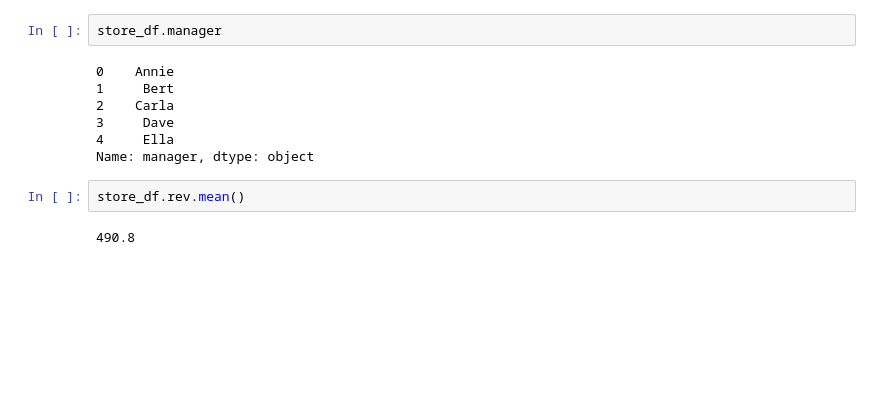
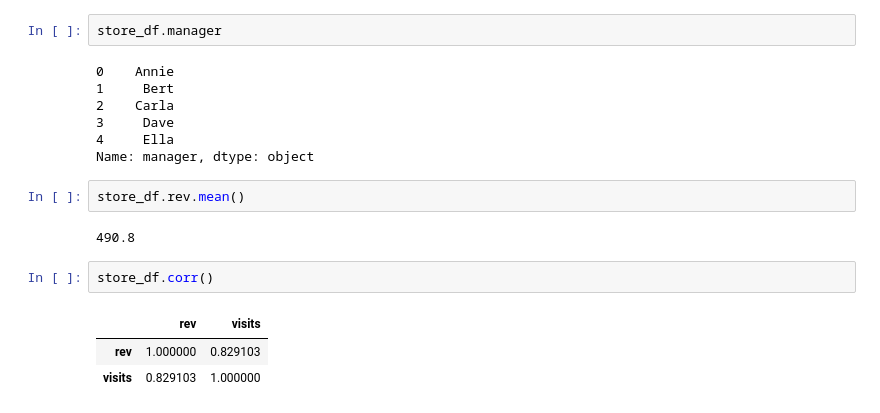
Before and after one commit to datatalking/Springer_Python_Marketing_Analytics, a Jupyter notebook: Part_One/Chapter_Two.ipynb, the cells around one changed output. Drawn from its saved outputs; the diff is of its cells as text; blank space fills up the shorter version.

```diff
--- a/Part_One/Chapter_Two.ipynb
+++ b/Part_One/Chapter_Two.ipynb
@@ -882,3 +882,9 @@ Name: manager, dtype: object
 store_df.rev.mean()
 # %% [output]
 490.8
+# %%
+store_df.corr()
+# %% [output]
+|  | rev | visits |
+| rev | 1.000000 | 0.829103 |
+| visits | 0.829103 | 1.000000 |
```
Also changed, not shown: parts of 7 cells of this notebook.
